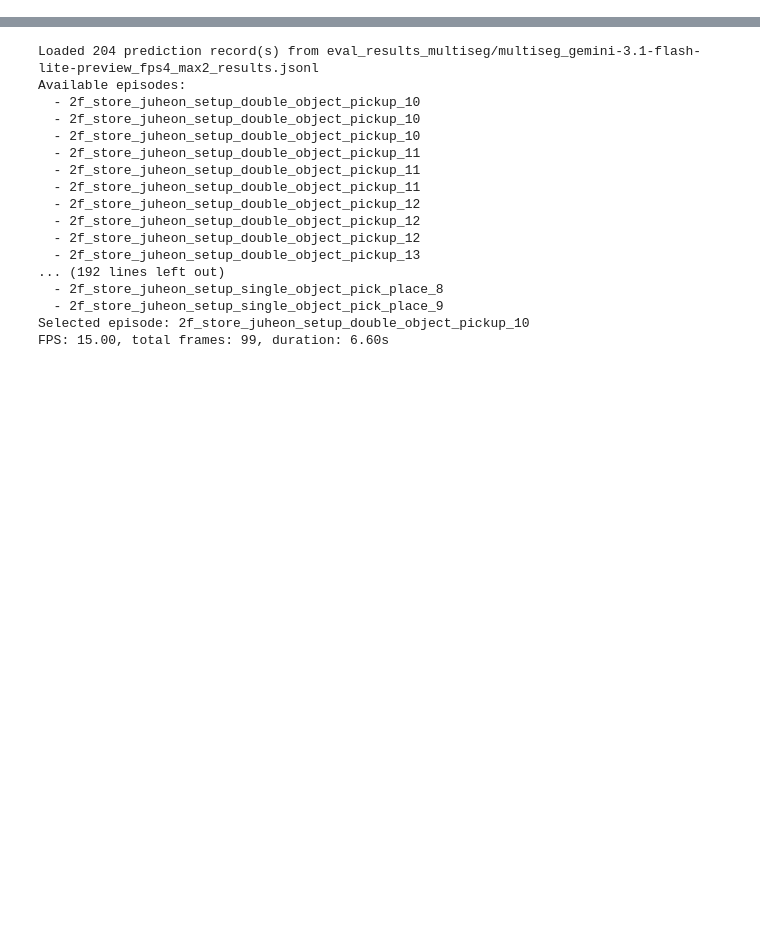
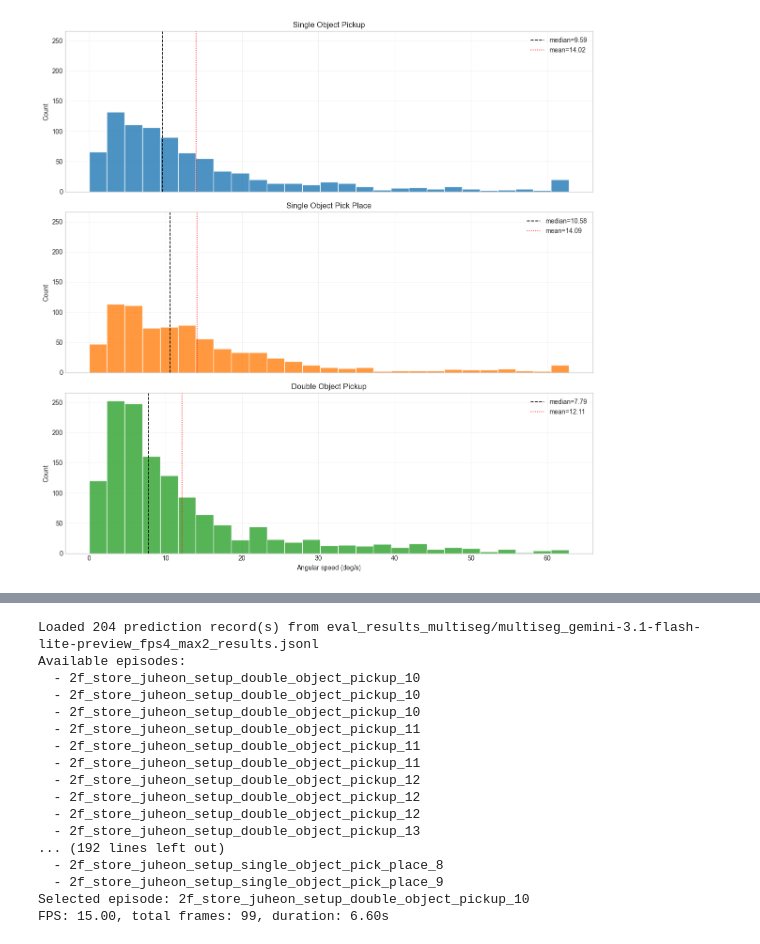
Before and after one commit to dgjun32/aria_keyframe_labeling, a Jupyter notebook: multiseg_eval_episode_compare.ipynb, the cells around one changed output, grey strips where cells are left out. Saved outputs shown, nothing was run; the diff lists cells and outputs as text; code cells hidden in the pictures; blank space fills up the shorter version.

```diff
--- a/multiseg_eval_episode_compare.ipynb
+++ b/multiseg_eval_episode_compare.ipynb
@@ -0,0 +389,32 @@
+# %%
+hist_max = float(labeled_df["angular_speed_deg_s"].quantile(0.99))
+bins = np.linspace(0.0, hist_max, 28)
+
+fig, axes = plt.subplots(len(TASK_ORDER), 1, figsize=(12, 12), sharex=True, sharey=True)
+axes = np.atleast_1d(axes)
+
+for ax, task_label in zip(axes, TASK_ORDER):
+    task_values = labeled_df.loc[
+        labeled_df["task"] == task_label,
+        "angular_speed_deg_s",
+    ].clip(upper=hist_max)
+
+    ax.hist(
+        task_values,
+        bins=bins,
+        color=TASK_COLORS[task_label],
+        alpha=0.8,
+        edgecolor="white",
+    )
+    ax.axvline(task_values.median(), color="black", linestyle="--", linewidth=1.2, label=f"median={task_values.median():.2f}")
+    ax.axvline(task_values.mean(), color="red", linestyle=":", linewidth=1.2, label=f"mean={task_values.mean():.2f}")
+    ax.set_title(task_label)
+    ax.set_ylabel("Count")
+    ax.grid(alpha=0.25)
+    ax.legend(loc="upper right")
+
+axes[-1].set_xlabel("Angular speed (deg/s)")
+plt.tight_layout()
+plt.show()
+# %% [output]
+[figure, added]
```
Also changed, not shown: parts of 36 cells of this notebook, 7 other files.
